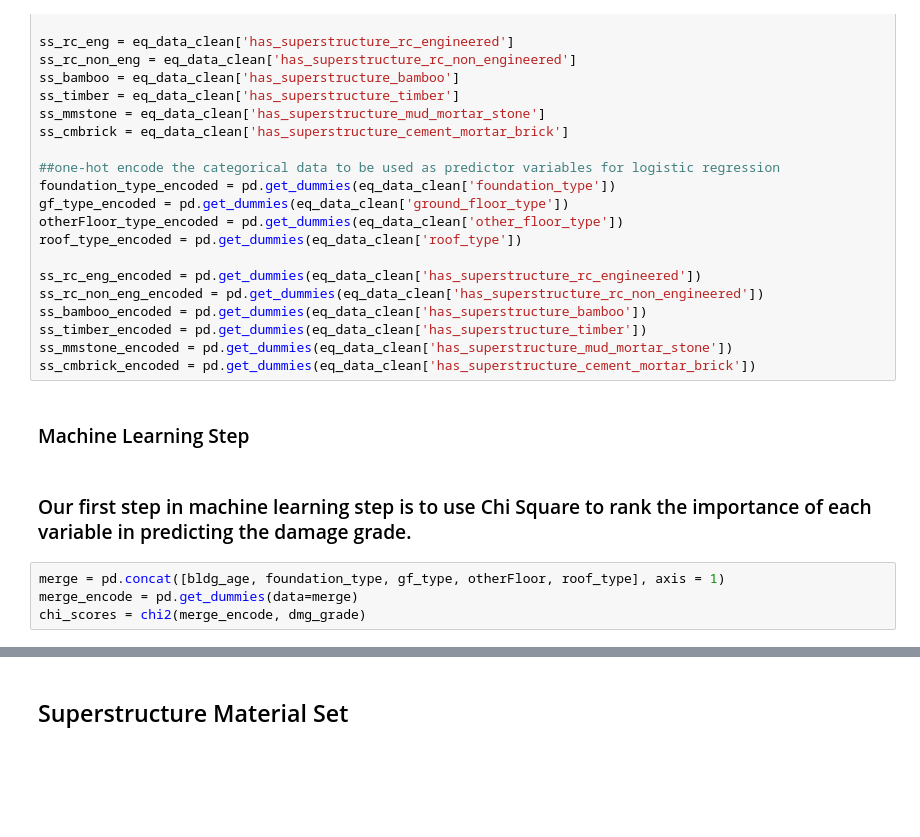
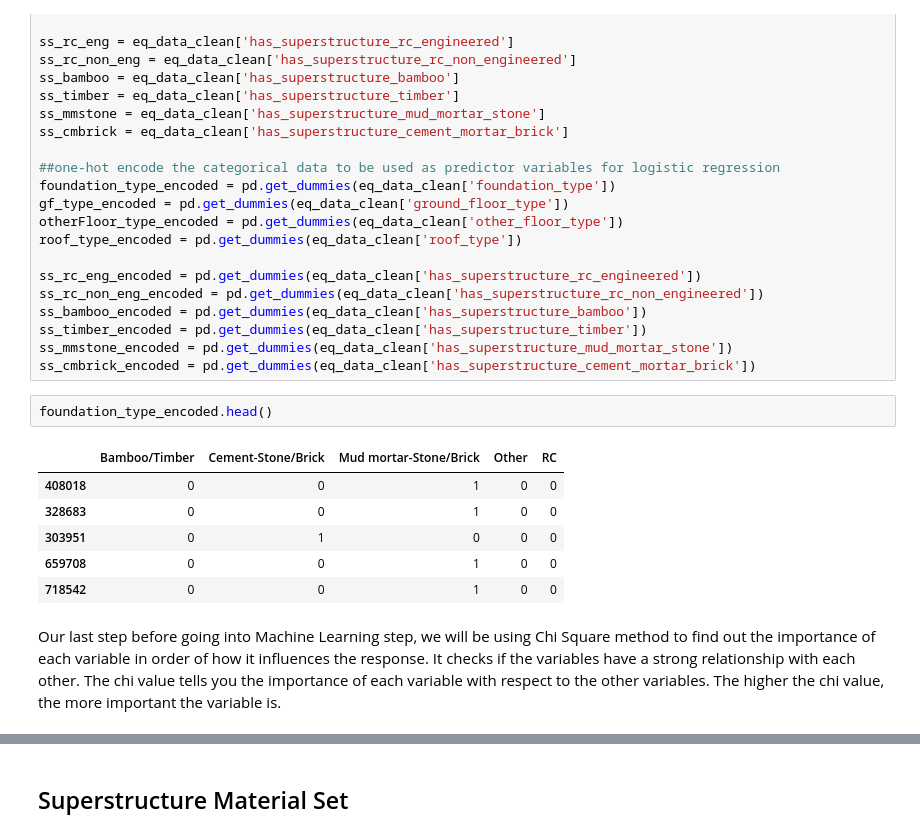
Before and after one commit to bh555/SC1015_Z137_Grp6, a Jupyter notebook: Z137 Grp 6 Mini Project.ipynb, the cells around one changed output, grey strips where cells are left out. Cells and saved outputs as stored; diff of their text form; blank space fills up the shorter version.

```diff
--- a/Z137 Grp 6 Mini Project.ipynb
+++ b/Z137 Grp 6 Mini Project.ipynb
@@ -558,11 +647,14 @@ ss_bamboo_encoded = pd.get_dummies(eq_data_clean['has_superstructure_bamboo'])
 ss_timber_encoded = pd.get_dummies(eq_data_clean['has_superstructure_timber'])
 ss_mmstone_encoded = pd.get_dummies(eq_data_clean['has_superstructure_mud_mortar_stone'])
 ss_cmbrick_encoded = pd.get_dummies(eq_data_clean['has_superstructure_cement_mortar_brick'])
+# %%
+foundation_type_encoded.head()
+# %% [output]
+|  | Bamboo/Timber | Cement-Stone/Brick | Mud mortar-Stone/Brick | Other | RC |
+| 408018 | 0 | 0 | 1 | 0 | 0 |
+| 328683 | 0 | 0 | 1 | 0 | 0 |
+| 303951 | 0 | 1 | 0 | 0 | 0 |
+| 659708 | 0 | 0 | 1 | 0 | 0 |
+| 718542 | 0 | 0 | 1 | 0 | 0 |
 # %% [markdown]
-### Machine Learning Step
+<p style="line-height= 1.5"> Our last step before going into Machine Learning step, we will be using Chi Square method to find out the importance of each variable in order of how it influences the response. It checks if the variables have a strong relationship with each other. The chi value tells you the importance of each variable with respect to the other variables. The higher the chi value, the more important the variable is.</p>
-# %% [markdown]
-### Our first step in machine learning step is to use Chi Square to rank the importance of each variable in predicting the damage grade.
-# %%
-merge = pd.concat([bldg_age, foundation_type, gf_type, otherFloor, roof_type], axis = 1)
-merge_encode = pd.get_dummies(data=merge)
-chi_scores = chi2(merge_encode, dmg_grade)
```
Also changed, not shown: parts of 90 cells of this notebook.
